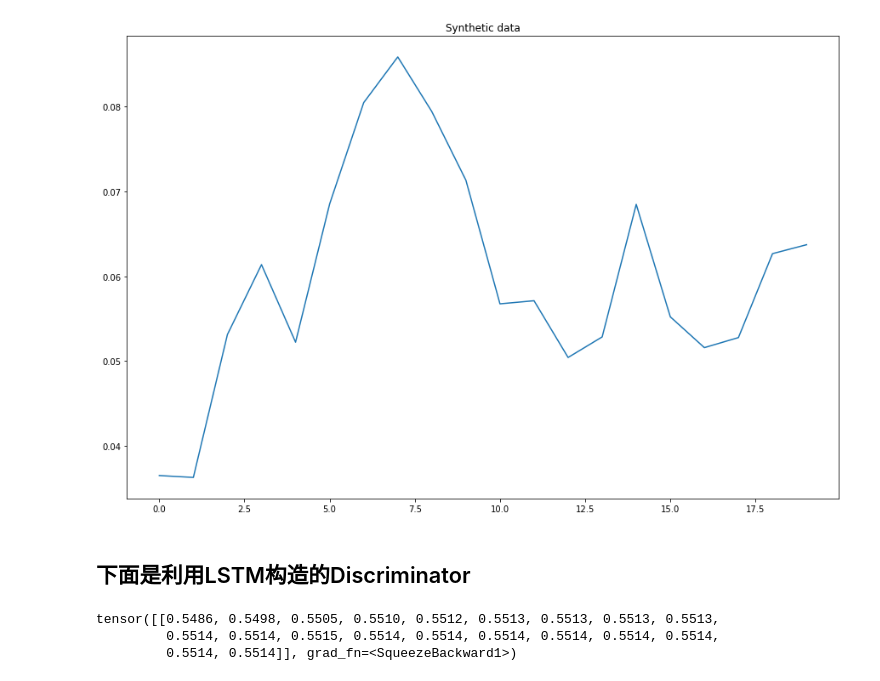
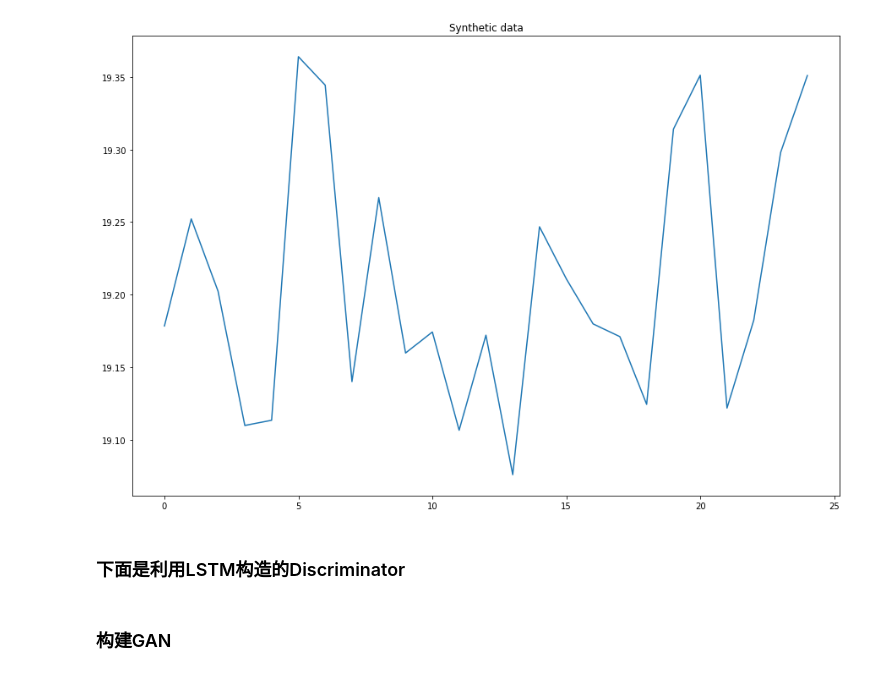
Before and after one commit to zhqiu/Jupyter-Notebooks, a Jupyter notebook: LSTM/Recurrent GAN.ipynb, the cells around one changed output. Saved outputs shown, nothing was run; the diff lists cells and outputs as text; code cells hidden in the pictures.

```diff
--- a/LSTM/Recurrent GAN.ipynb
+++ b/LSTM/Recurrent GAN.ipynb
@@ -16,13 +28,17 @@ def get_noise_sampler():
 noise_data = get_noise_sampler()
 # %%
 class Generator(nn.Module):
-    def __init__(self, input_size=5, hidden_size=20, output_size=1, batch_size=10, seq_len=20):
+    def __init__(self, min_val, max_val, input_size=5, hidden_size=20, output_size=1, batch_size=10, seq_len=25):
         super().__init__()
-        self.input_size = input_size
+        self.input_size = input_size   # nums of input rand numbers
         self.hidden_size = hidden_size
         self.output_size = output_size
         self.batch_size = batch_size
         self.seq_len = seq_len
+
+        self.min_val = min_val  # lower bound of stock price
+        self.max_val = max_val  # upper bound of stock price
+        self.gap = self.max_val - self.min_val
 
         # 使用单层LSTMCell
         self.layer = nn.LSTMCell(input_size=self.input_size, hidden_size=self.hidden_size)
@@ -45,6 +61,11 @@ class Generator(nn.Module):
 
             # output的大小为 batch_size x 1
             output = self.linear(h_t)
+
+            # 将output放大到 [min_val, max_val] 区间
+            output = output.mul(self.gap)
+            output = output.add(self.min_val)
+
             outputs += [output]
 
         # outputs的大小为 batch_size x seq_len
@@ -53,25 +74,25 @@ class Generator(nn.Module):
         return outputs
 # %%
 batch_size = 10
-seq_len = 20
+seq_len = 25
 
-g = Generator(batch_size=batch_size, seq_len=seq_len)
+g = Generator(20, 30, batch_size=batch_size, seq_len=seq_len)
 # %%
 time_series = g.forward()
 # %%
 # 画出一条随机的时间序列
 
 x = np.array(range(seq_len))
 data = time_series.detach().numpy()
 
 plt.figure("Synthetic data", figsize=(15, 10))
 plt.title("Synthetic data")
-plt.plot(x, data[6])
+plt.plot(x, data[9])
 plt.show()
 plt.close()
 # %% [output]
-[figure, old version]
+[figure, new version]
 # %% [markdown]
-## 下面是利用LSTM构造的Discriminator
+### 下面是利用LSTM构造的Discriminator
 # %%
 class Discriminator(nn.Module):
@@ -129,9 +153,5 @@ time_series = g.forward()
 
 d = Discriminator(batch_size=batch_size, seq_len=seq_len)
 outputs = d.forward(time_series)
-# %%
-outputs
-# %% [output]
-tensor([[0.5486, 0.5498, 0.5505, 0.5510, 0.5512, 0.5513, 0.5513, 0.5513, 0.5513,
-         0.5514, 0.5514, 0.5515, 0.5514, 0.5514, 0.5514, 0.5514, 0.5514, 0.5514,
-         0.5514, 0.5514]], grad_fn=<SqueezeBackward1>)
+# %% [markdown]
+### 构建GAN
```
Also changed, not shown: parts of 10 cells of this notebook, 7 other files.
